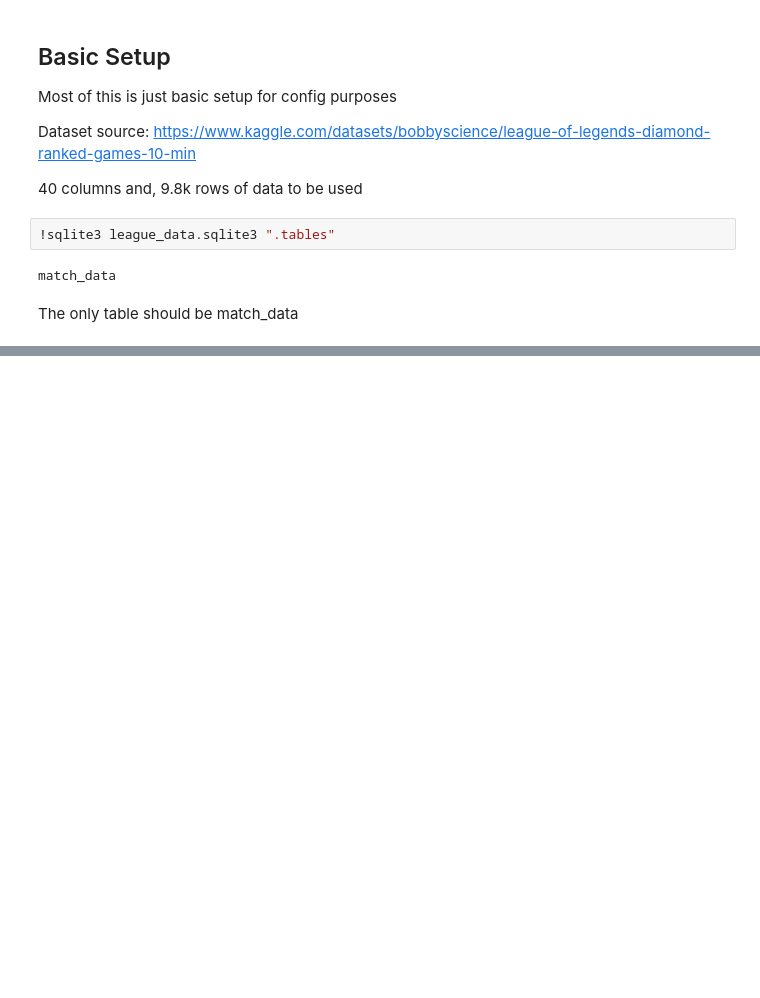
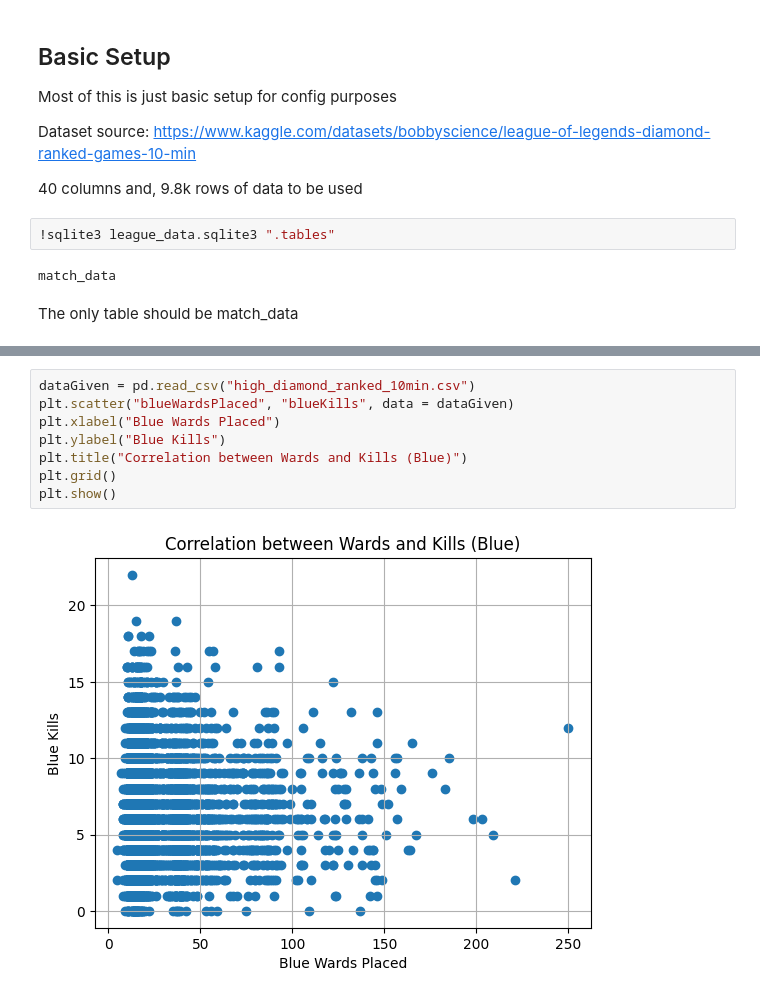
Before and after one commit to ltcolscotty/LEAGUE10Min, a Jupyter notebook: LeagueDataProject.ipynb, the cells around one changed output, grey strips where cells are left out. Drawn from its saved outputs; the diff is of its cells as text; blank space fills up the shorter version.

Commit message:
Data visualization testing

```diff
--- a/LeagueDataProject.ipynb
+++ b/LeagueDataProject.ipynb
@@ -108,0 +150,10 @@ Identical in description to their blue counterparts if they exist
+# %%
+dataGiven = pd.read_csv("high_diamond_ranked_10min.csv")
+plt.scatter("blueWardsPlaced", "blueKills", data = dataGiven)
+plt.xlabel("Blue Wards Placed")
+plt.ylabel("Blue Kills")
+plt.title("Correlation between Wards and Kills (Blue)")
+plt.grid()
+plt.show()
+# %% [output]
+[figure, added]
```
Also changed, not shown: parts of 9 cells of this notebook.
